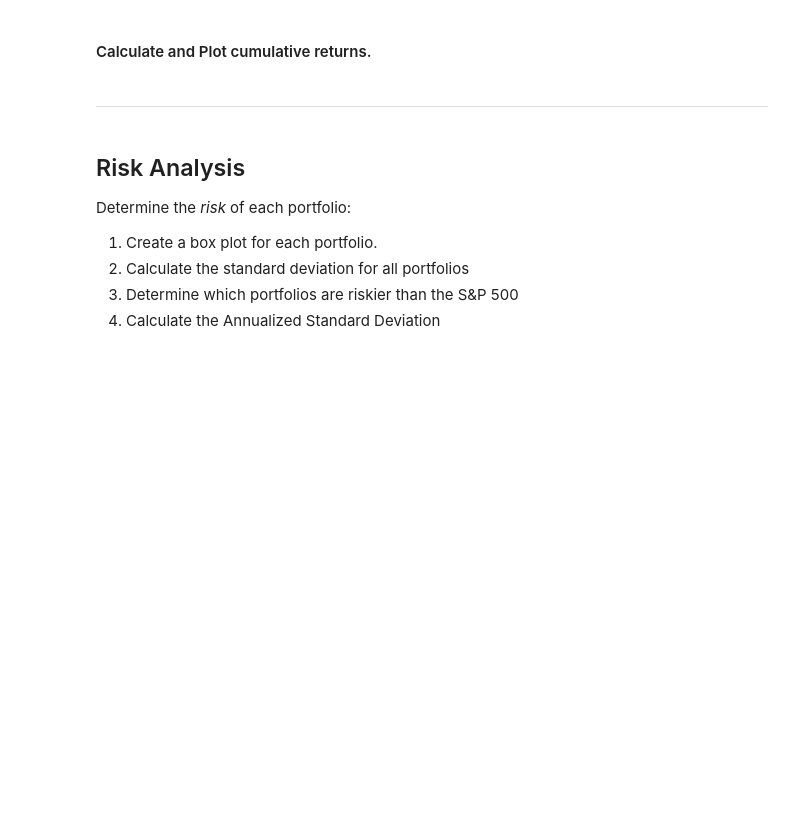
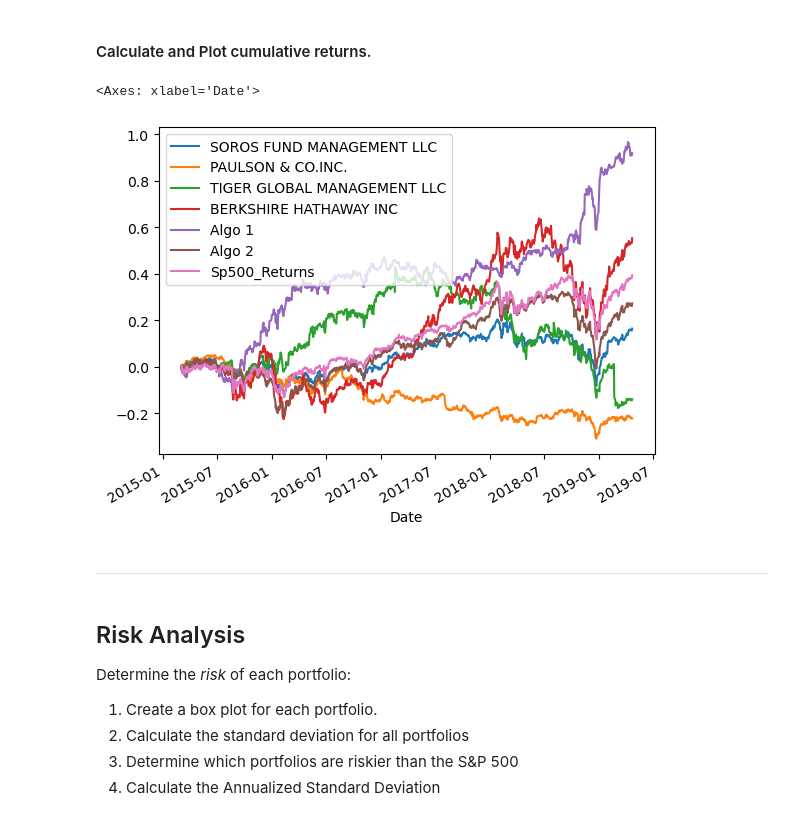
Before and after one commit to Chadwicksanon/Whale_Analysis, a Jupyter notebook: Starter_Code/whale_analysis.ipynb, the cells around one changed output. Cells and saved outputs as stored; diff of their text form; code cells hidden in the pictures; blank space fills up the shorter version.

```diff
--- a/Starter_Code/whale_analysis.ipynb
+++ b/Starter_Code/whale_analysis.ipynb
@@ -181,8 +203,13 @@ In this section, you will calculate and visualize performance and risk metrics f
 #### Calculate and Plot cumulative returns.
 # %%
 # Calculate cumulative returns of all portfolios
+cumulative_returns = (1 + combined_returns).cumprod() - 1
 
 # Plot cumulative returns
+cumulative_returns.plot()
+# %% [output]
+<Axes: xlabel='Date'>
+[figure, added]
 # %% [markdown]
 ---
 # %% [markdown]
```
Also changed, not shown: parts of 55 cells of this notebook, 3 other files.
